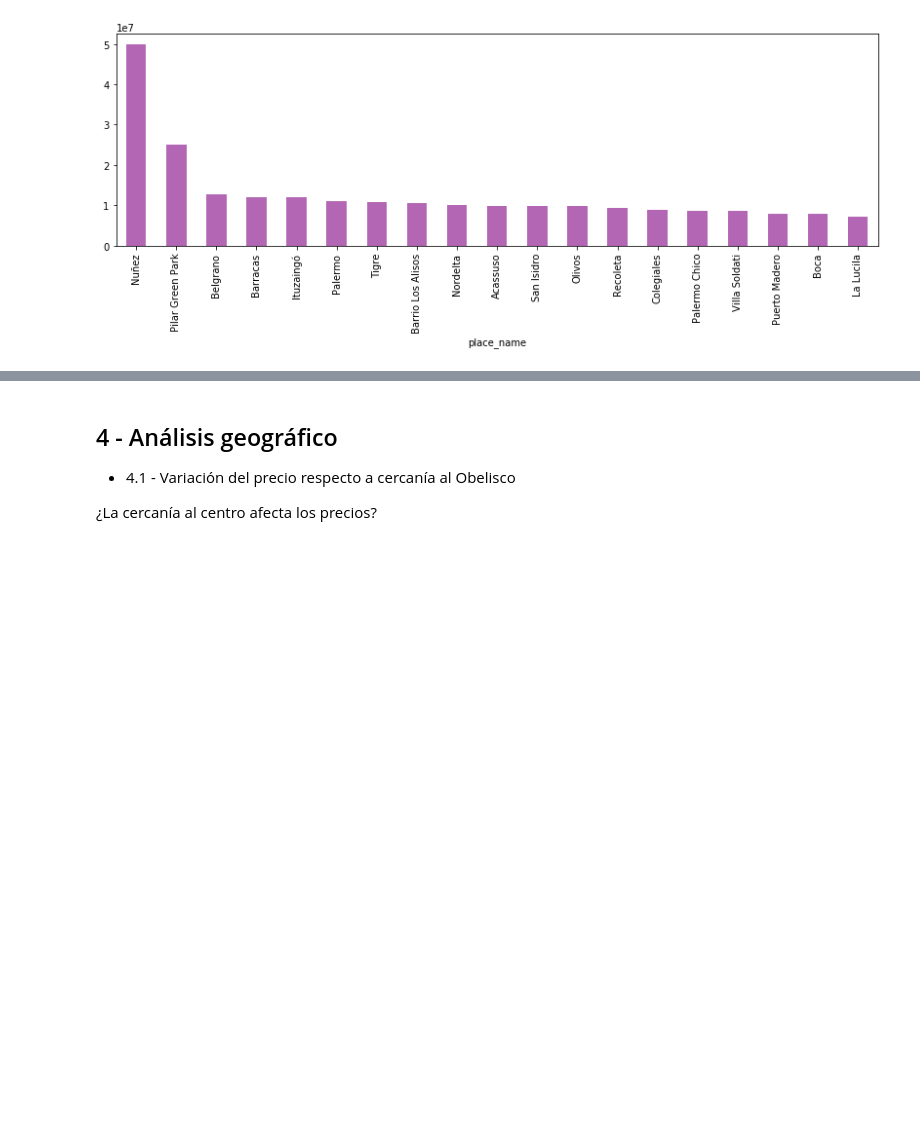
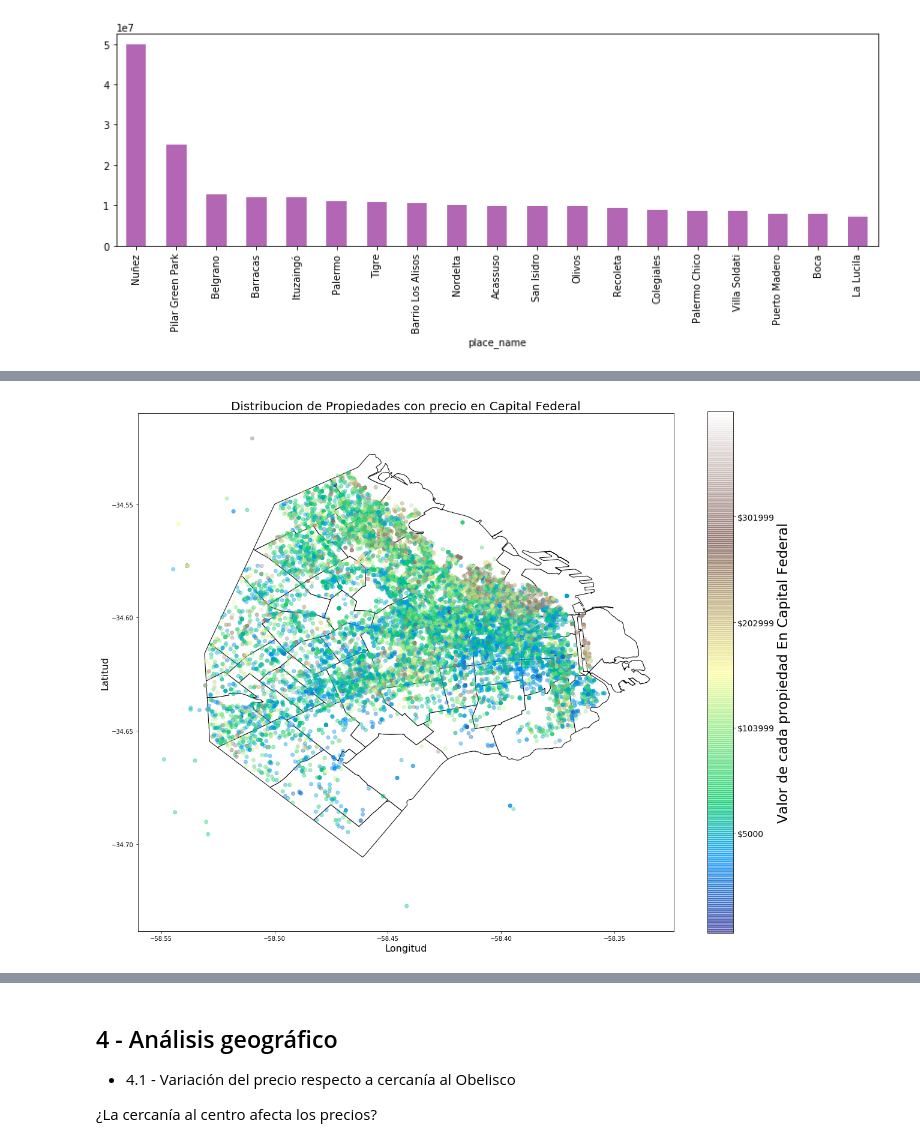
Before and after one commit to MatiasReimondo/Datos, a Jupyter notebook: Analisis de propiedades GBA y CABA.ipynb, the cells around one changed output, grey strips where cells are left out. Drawn from its saved outputs; the diff is of its cells as text; code cells hidden in the pictures; blank space fills up the shorter version.

```diff
--- a/Analisis de propiedades GBA y CABA.ipynb
+++ b/Analisis de propiedades GBA y CABA.ipynb
@@ -421,0 +494,26 @@ dataCFGBA.sort_values(['precio_propiedad'], ascending=False).head(10)
+# %%
+mapa_base.plot(color='white', edgecolor='black',figsize= (20,16))
+
+plt.scatter(x=propCapital["lon"], y=propCapital["lat"], alpha=0.4,c =propCapital["price"],cmap='terrain')
+
+plt.ylabel("Latitud", fontsize=16)
+plt.xlabel("Longitud", fontsize=16)
+
+
+mx = max(propCapital['price'])
+mn = min(propCapital['price'])
+md = (mx)/2
+
+tick_values = np.linspace(mn, mx,6)
+cbar = plt.colorbar()
+cbar.set_cmap("terrain")
+cbar.solids.set_edgecolor("face")
+cbar.solids.set_cmap("terrain")
+cbar.ax.set_yticklabels(["$%d"%(v) for v in tick_values], fontsize=14)
+cbar.set_label('Valor de cada propiedad En Capital Federal', fontsize=23)
+
+plt.title('Distribucion de Propiedades con precio en Capital Federal', fontsize= 20)
+
+plt.show()
+# %% [output]
+[figure, added]
```
Also changed, not shown: parts of 25 cells of this notebook, 8 other files.
